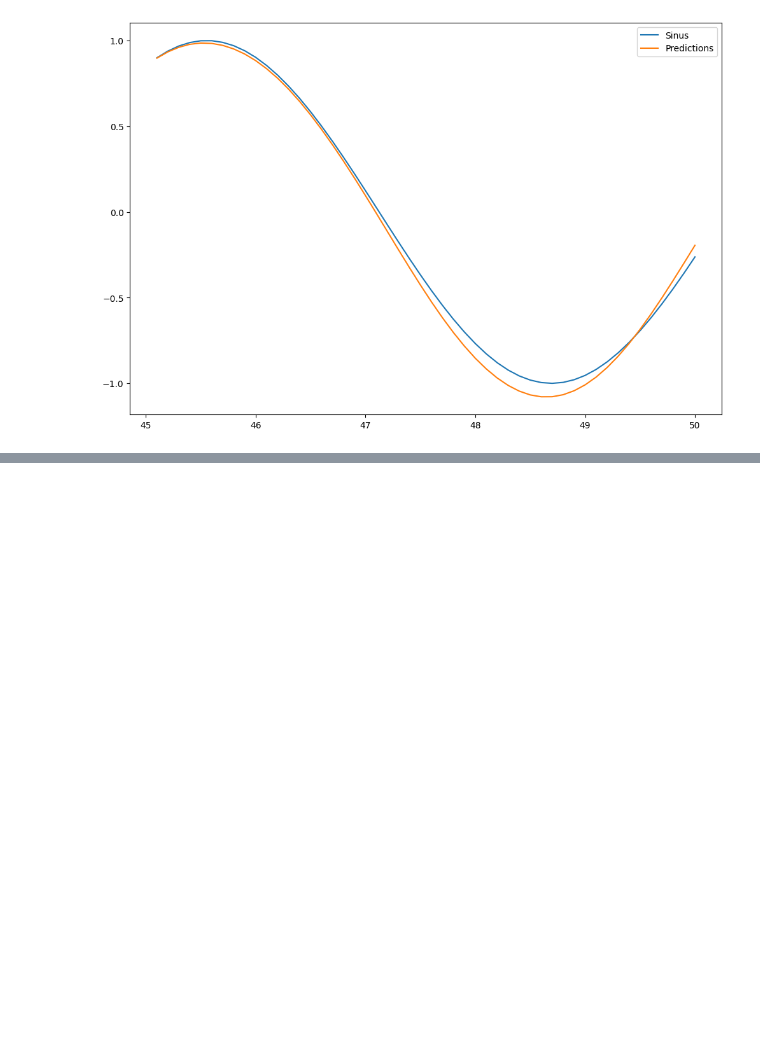
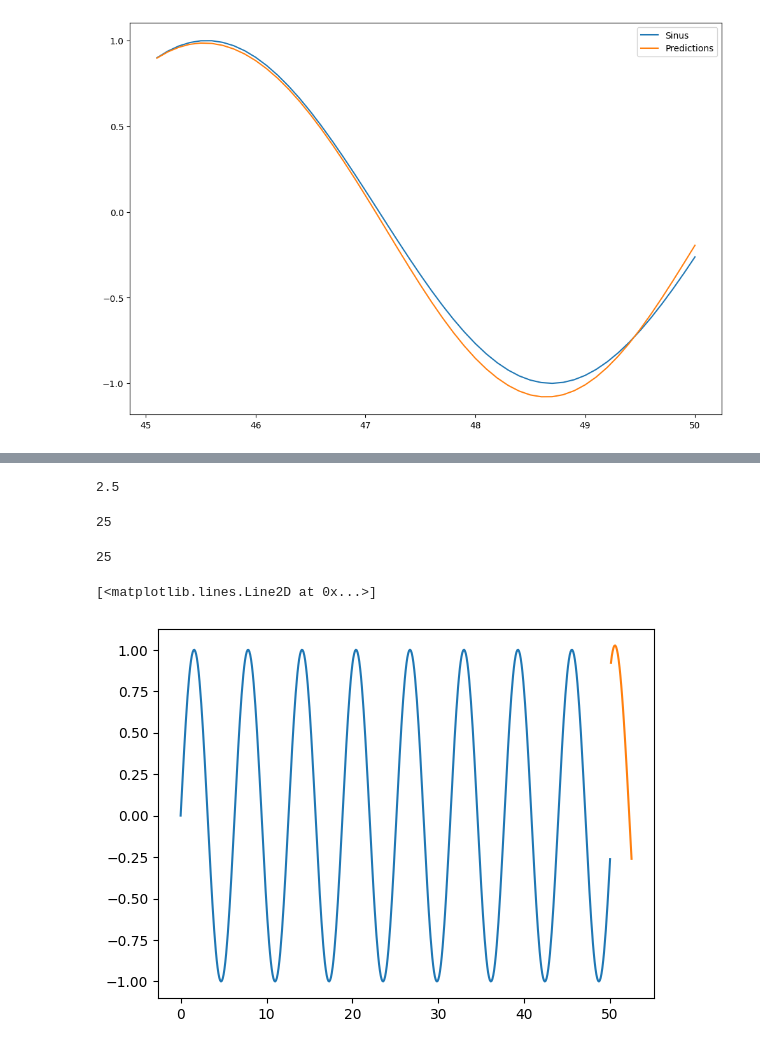
Before and after one commit to mouminaa/RNN, a Jupyter notebook: RNN.ipynb, the cells around one changed output, grey strips where cells are left out. Saved outputs shown, nothing was run; the diff lists cells and outputs as text; code cells hidden in the pictures; blank space fills up the shorter version.

```diff
--- a/RNN.ipynb
+++ b/RNN.ipynb
@@ -408,0 +540,2 @@ test.plot(figsize=(12,8))
+# %%
+model.fit(generator,epochs=3)
@@ -408,0 +550,16 @@ test.plot(figsize=(12,8))
+# %%
+future_predict = []
+
+first_eval_batch = scaled_train[-length:]
+current_batch = first_eval_batch.reshape((1, length, n_features))
+
+for i in range(25):
+
+    # obtenir la prédiction avec 1 timestamp d'avance ([0] pour ne saisir que le nombre au lieu de [array])
+    current_pred = model.predict(current_batch)[0]
+
+    # stocker la prédiction
+    future_predict.append(current_pred)
+
+    # mise à jour du batch pour inclure maintenant la prédiction et supprimer la première valeur
+    current_batch = np.append(current_batch[:,1:,:],[[current_pred]],axis=1)
@@ -408,0 +600,2 @@ test.plot(figsize=(12,8))
+# %%
+future_predict = full_scaler.inverse_transform(future_predict)
@@ -408,0 +622,20 @@ test.plot(figsize=(12,8))
+# %%
+25*.1
+# %% [output]
+2.5
+# %%
+future_index = np.arange(50.1,52.6,step=0.1)
+# %%
+len(future_index)
+# %% [output]
+25
+# %%
+len(future_predict)
+# %% [output]
+25
+# %%
+plt.plot(df.index,df['Sinus'])
+plt.plot(future_index,future_predict)
+# %% [output]
+[<matplotlib.lines.Line2D at 0x...>]
+[figure, added]
```
Also changed, not shown: parts of 22 cells of this notebook.
